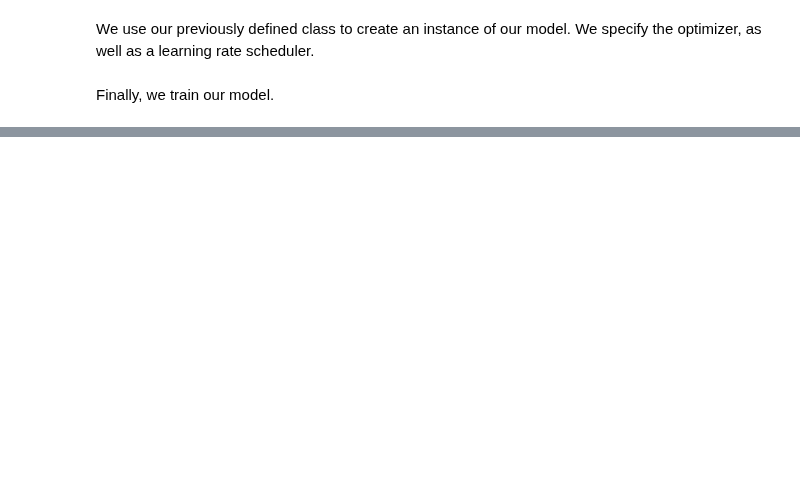
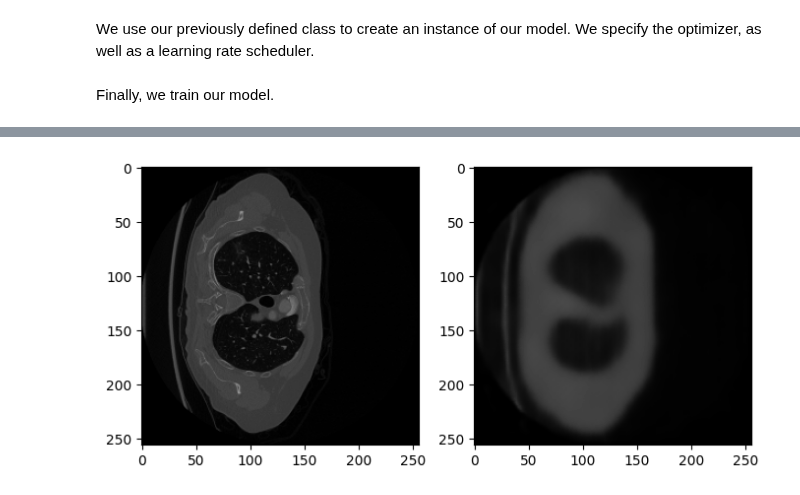
Before and after one commit to felsager/vae_lung_tumor_segmentation, a Jupyter notebook: notebooks/new_arch_test.ipynb, the cells around one changed output, grey strips where cells are left out. Saved outputs shown, nothing was run; the diff lists cells and outputs as text; code cells hidden in the pictures; blank space fills up the shorter version.

```diff
--- a/notebooks/new_arch_test.ipynb
+++ b/notebooks/new_arch_test.ipynb
@@ -154,11 +155,11 @@ def prep_data(organ, type, resolution):
 # %% [markdown]
 We call the preprocessor function for the organs, we wish to train on.
 # %%
-lod = 2**7                 # Level of detail.
+lod = 2**8                 # Level of detail.
 resolution = lod           # 2**8 = 256
 do_prep = False            # Toggle to prep data.
 
-organs = ['spleen','colon','pancreas','lung','liver']
+organs = ['spleen'] #,'colon','pancreas','lung','liver']
 
 if do_prep:
     for organ in organs:
@@ -266,7 +267,7 @@ class VAEModel(nn.Module):
             Conv(2*base, base, 3, padding=1),
             ConvTranspose(base, base, 4, stride=2, padding=1),
             nn.Conv2d(base, 1, 3, padding=1),
-            nn.Tanh()
+            nn.Sigmoid()
         )
 
     def encode(self, x):
@@ -329,7 +330,7 @@ def evaluate(model, dev_loader):
 We create an instance of the CT_Dataset, specifying the organ, on which we wish to train our model. This set is passed onto the dataloaders. Be careful with running this, as the dataset variable will take up a lot of space in RAM.
 # %%
 resolution = 2**8
-batch_size = 64;
+batch_size = 32;
 dataset = CT_Dataset(prep_data_dir, 'lung', resolution)
 train_loader, dev_loader = make_loaders(dataset, batch_size)
 # %% [markdown]
@@ -347,7 +348,8 @@ We use our previously defined class to create an instance of our model. We speci
 # %%
 model = VAEModel(base=16); model = model.to(device)
 lr = 3e-3
-optimizer = optim.Adam(model.parameters(), lr=lr)
+optimizer = optim.AdamW(model.parameters(), lr=lr)
+scheduler = optim.lr_scheduler.StepLR(optimizer, step_size=10, gamma=0.8)
 # %% [markdown]
 Finally, we train our model.
 # %%
@@ -397,0 +404,7 @@ Manually stopped. Saving...
+# %%
+model.eval()
+x_test = next(iter(dev_loader))[0][0].view(1, 1, 256, 256).to(device)
+x_hat_test = model.forward(x_test)[0]
+draw(x_test.cpu().view(1,256,256), x_hat_test.cpu().view(1,256,256))
+# %% [output]
+[figure, added]
```
Also changed, not shown: parts of 5 cells of this notebook, 3 other files.
